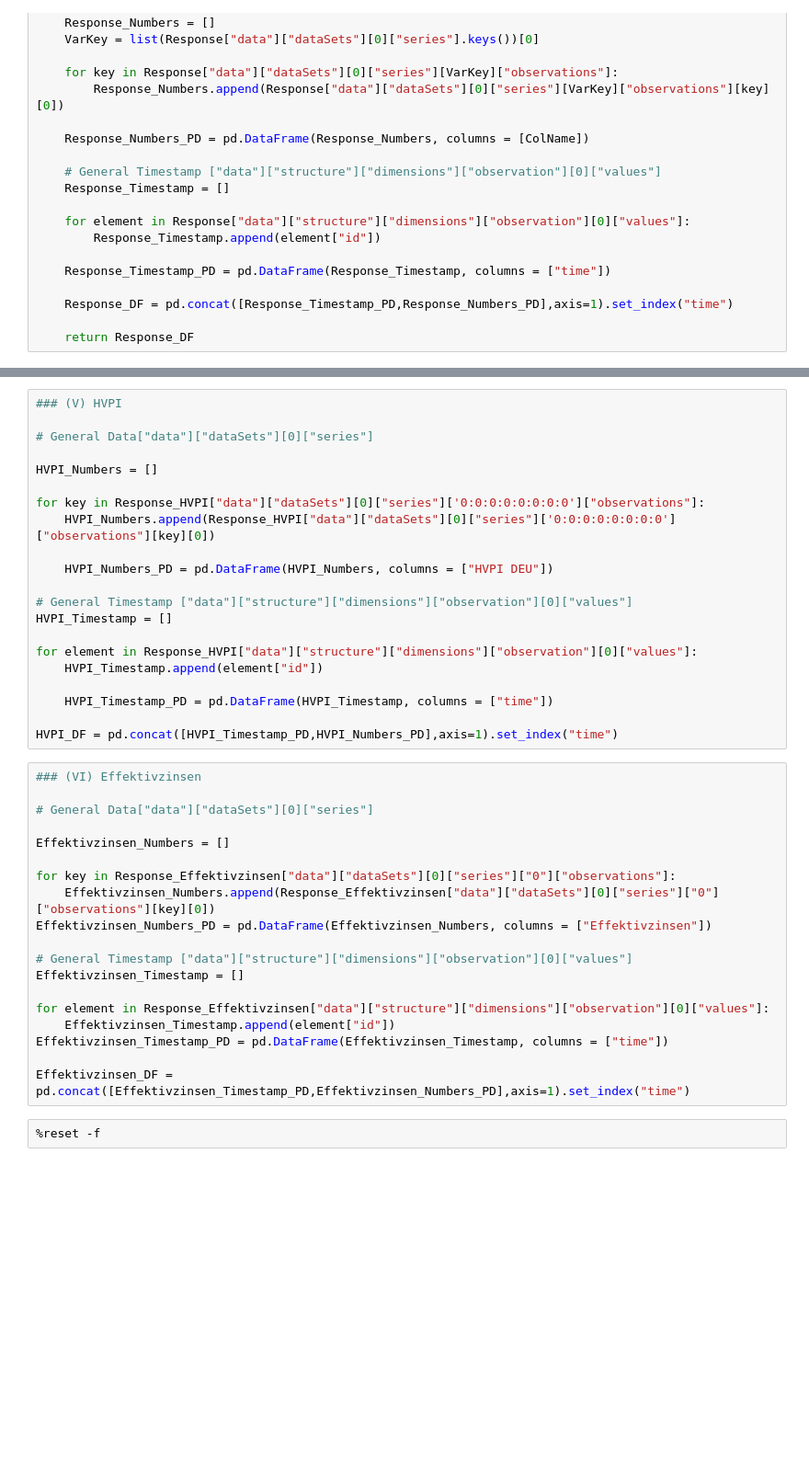
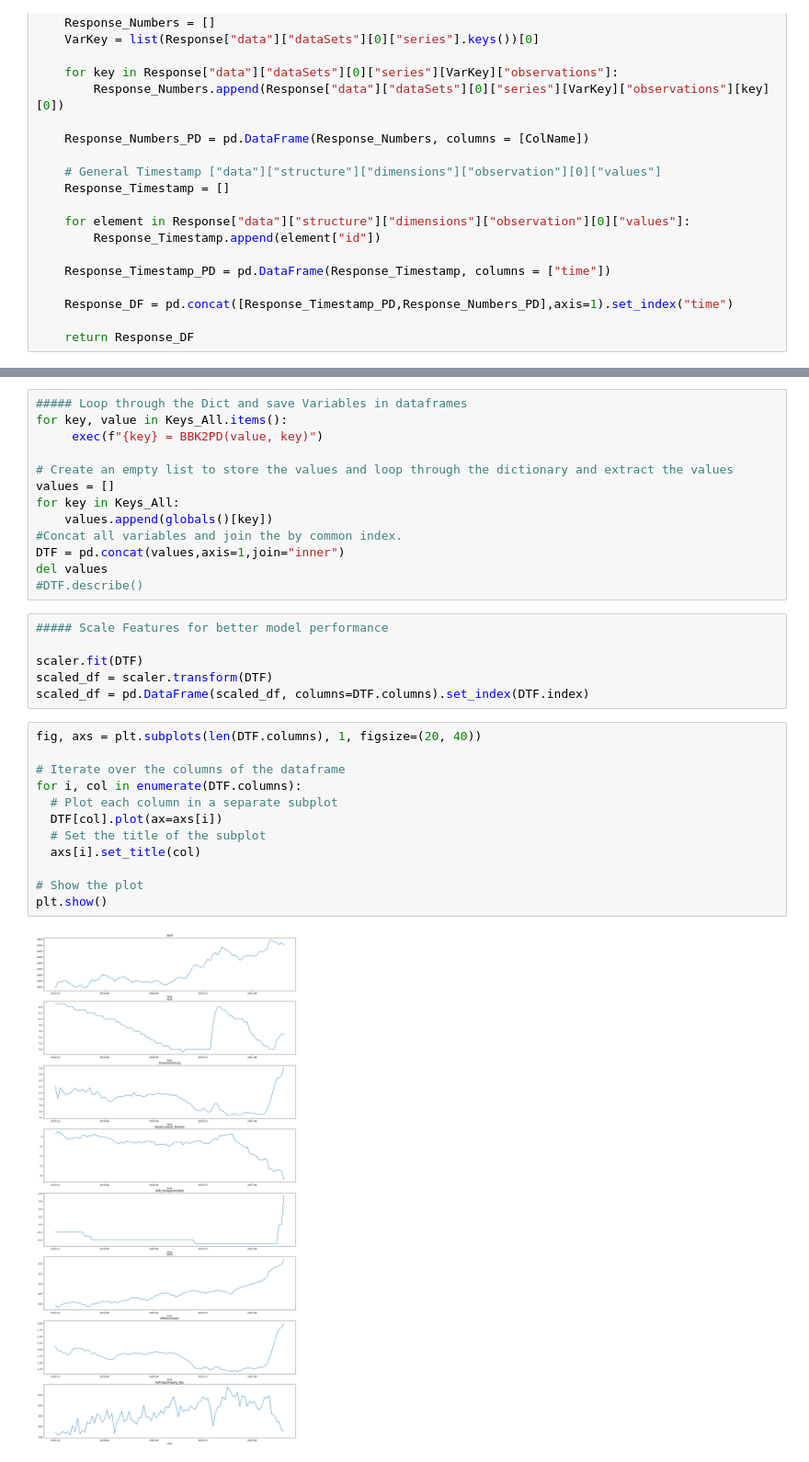
Before and after one commit to julianhilgemann/accelerare, a Jupyter notebook: POC BBK.ipynb, the cells around one changed output, grey strips where cells are left out. Shown at 92% size. Drawn from its saved outputs; the diff is of its cells as text; blank space fills up the shorter version.

```diff
--- a/POC BBK.ipynb
+++ b/POC BBK.ipynb
@@ -305,42 +105,33 @@ EZB_Einlagenfazilität_DF = pd.concat([EZB_Einlagenfazilität_Timestamp_PD,EZB_E
-# %%
-### (V) HVPI
-
-# General Data["data"]["dataSets"][0]["series"]
-
-HVPI_Numbers = []
-
-for key in Response_HVPI["data"]["dataSets"][0]["series"]['0:0:0:0:0:0:0:0']["observations"]:
-    HVPI_Numbers.append(Response_HVPI["data"]["dataSets"][0]["series"]['0:0:0:0:0:0:0:0']["observations"][key][0])
-
-    HVPI_Numbers_PD = pd.DataFrame(HVPI_Numbers, columns = ["HVPI DEU"])
-
-# General Timestamp ["data"]["structure"]["dimensions"]["observation"][0]["values"]
-HVPI_Timestamp = []
-
-for element in Response_HVPI["data"]["structure"]["dimensions"]["observation"][0]["values"]:
-    HVPI_Timestamp.append(element["id"])
-
-    HVPI_Timestamp_PD = pd.DataFrame(HVPI_Timestamp, columns = ["time"])
-
-HVPI_DF = pd.concat([HVPI_Timestamp_PD,HVPI_Numbers_PD],axis=1).set_index("time")
-# %%
-### (VI) Effektivzinsen
-
-# General Data["data"]["dataSets"][0]["series"]
-
-Effektivzinsen_Numbers = []
-
-for key in Response_Effektivzinsen["data"]["dataSets"][0]["series"]["0"]["observations"]:
-    Effektivzinsen_Numbers.append(Response_Effektivzinsen["data"]["dataSets"][0]["series"]["0"]["observations"][key][0])
-Effektivzinsen_Numbers_PD = pd.DataFrame(Effektivzinsen_Numbers, columns = ["Effektivzinsen"])
-
-# General Timestamp ["data"]["structure"]["dimensions"]["observation"][0]["values"]
-Effektivzinsen_Timestamp = []
-
-for element in Response_Effektivzinsen["data"]["structure"]["dimensions"]["observation"][0]["values"]:
-    Effektivzinsen_Timestamp.append(element["id"])
-Effektivzinsen_Timestamp_PD = pd.DataFrame(Effektivzinsen_Timestamp, columns = ["time"])
-
-Effektivzinsen_DF = pd.concat([Effektivzinsen_Timestamp_PD,Effektivzinsen_Numbers_PD],axis=1).set_index("time")
-# %%
-%reset -f
+# %%
+##### Loop through the Dict and save Variables in dataframes
+for key, value in Keys_All.items():
+     exec(f"{key} = BBK2PD(value, key)")
+
+# Create an empty list to store the values and loop through the dictionary and extract the values
+values = []
+for key in Keys_All:
+    values.append(globals()[key])
+#Concat all variables and join the by common index.
+DTF = pd.concat(values,axis=1,join="inner")
+del values
+#DTF.describe()
+# %%
+##### Scale Features for better model performance
+
+scaler.fit(DTF)
+scaled_df = scaler.transform(DTF)
+scaled_df = pd.DataFrame(scaled_df, columns=DTF.columns).set_index(DTF.index)
+# %%
+fig, axs = plt.subplots(len(DTF.columns), 1, figsize=(20, 40))
+
+# Iterate over the columns of the dataframe
+for i, col in enumerate(DTF.columns):
+  # Plot each column in a separate subplot
+  DTF[col].plot(ax=axs[i])
+  # Set the title of the subplot
+  axs[i].set_title(col)
+
+# Show the plot
+plt.show()
+# %% [output]
+[figure, added]
```
Also changed, not shown: parts of 18 cells of this notebook, 3 other files.
